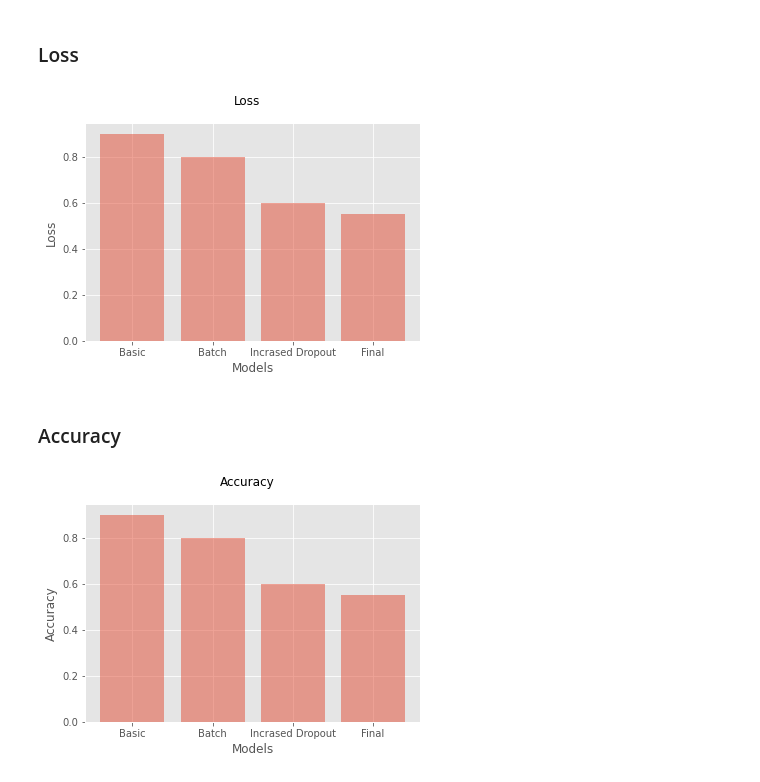
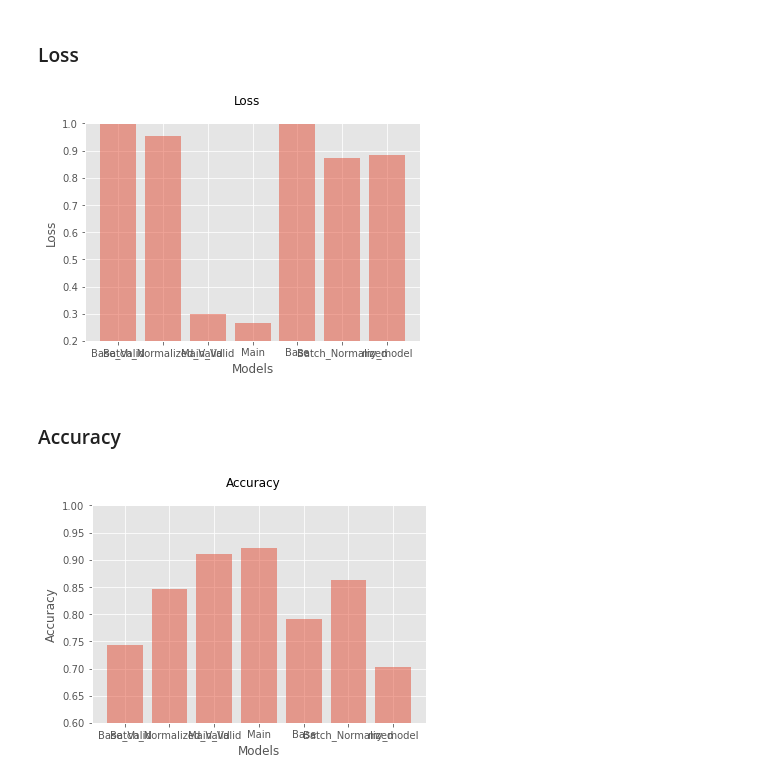
Before and after one commit to tom-pollak/int2-group31, a Jupyter notebook: evaluation/evaluation.ipynb, the cells around one changed output. Saved outputs shown, nothing was run; the diff lists cells and outputs as text; code cells hidden in the pictures.

Commit message:
Ran evaluation

```diff
--- a/evaluation/evaluation.ipynb
+++ b/evaluation/evaluation.ipynb
@@ -7,6 +9,8 @@ import matplotlib.pyplot as plt
 ## Load test data
 # %%
 _, (test_images, test_labels) = datasets.cifar10.load_data()
+test_images =  test_images / 255.0
+test_labels = tf.keras.utils.to_categorical(test_labels)
 # %% [markdown]
 ## Load models
 
@@ -27,0 +23,8 @@ y = np.array([0.9, 0.8, 0.6, 0.55])
+# %%
+models = {}
+
+for model_name in os.listdir("../saved_model"):
+    model_path = os.path.join("../saved_model", model_name)
+    model = tf.keras.models.load_model(model_path)
+    loss, acc = model.evaluate(test_images, test_labels)
+    models[model_name] = {"loss": round(loss, 4), "acc": round(acc, 4)}
@@ -28,7 +49,6 @@ y = np.array([0.9, 0.8, 0.6, 0.55])
 # %% [markdown]
 ## Evaluate models
 # %%
-models = ["Basic", "Batch", "Incrased Dropout", "Final"]
 x_pos = [i for i, _ in enumerate(models)]
 
 def create_figure():
@@ -41,24 +61,30 @@ def create_figure():
 # %% [markdown]
 ### Loss
 # %%
+loss = [models[model]["loss"] for model in models]
+
 fig, ax = create_figure()
 fig.suptitle("Loss")
-ax.bar(x_pos, y, align='center', alpha=0.5)
+ax.bar(x_pos, loss, align='center', alpha=0.5)
+ax.set_ylim(max(round(min(loss), 1) - 0.1, 0), 1)
 ax.set_ylabel("Loss")
 
-plt.savefig("evaluation/loss.png")
+plt.savefig("loss.png")
 plt.show()
 # %% [output]
-[figure, old version]
+[figure, new version]
 # %% [markdown]
 ### Accuracy
 # %%
+accuracy = [models[model]["acc"] for model in models]
+
 fig, ax = create_figure()
-ax.bar(x_pos, y, align='center', alpha=0.5)
+ax.bar(x_pos, accuracy, align='center', alpha=0.5)
+ax.set_ylim(round(min(accuracy), 1) - 0.1, 1)
 ax.set_ylabel("Accuracy")
 fig.suptitle("Accuracy")
 
-plt.savefig("evaluation/accuracy.png")
+plt.savefig("accuracy.png")
 plt.show()
 # %% [output]
-[figure, old version]
+[figure, new version]
```
Also changed, not shown: parts of 4 cells of this notebook.
